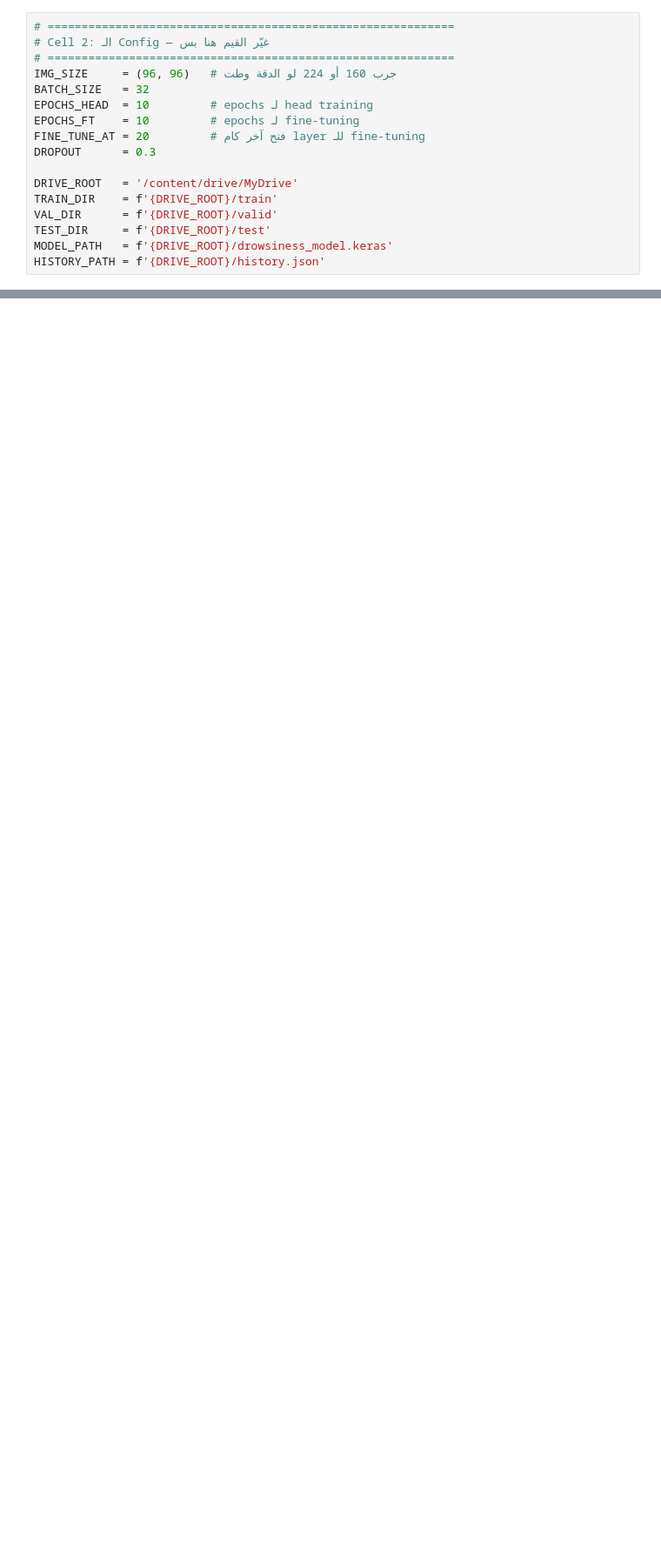
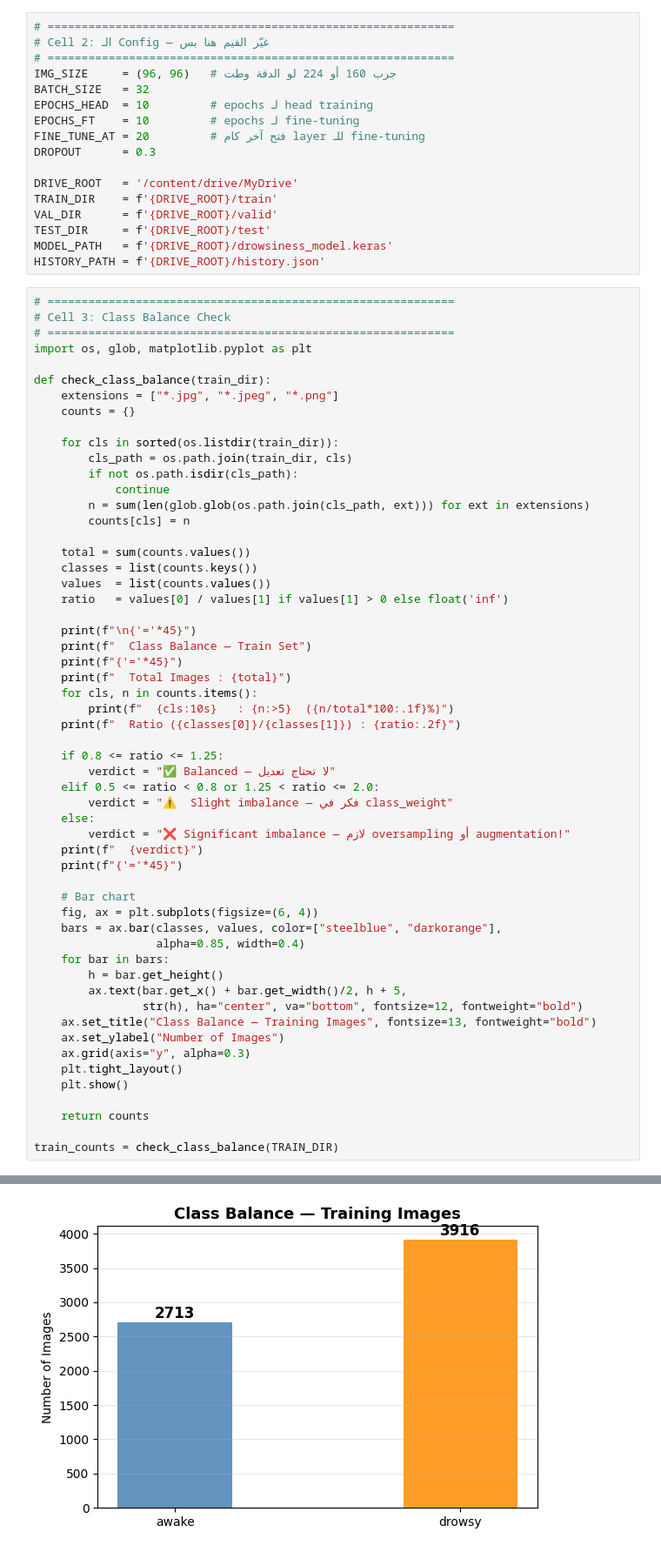
Before and after one commit to Salah-101/Deep_Drowsiness_Detection, a Jupyter notebook: Project_image_Transfer_learning.ipynb, the cells around one changed output, grey strips where cells are left out. Shown at 87% size. Drawn from its saved outputs; the diff is of its cells as text; blank space fills up the shorter version.

```diff
--- a/Project_image_Transfer_learning.ipynb
+++ b/Project_image_Transfer_learning.ipynb
@@ -44,3 +44,60 @@ VAL_DIR      = f'{DRIVE_ROOT}/valid'
 TEST_DIR     = f'{DRIVE_ROOT}/test'
 MODEL_PATH   = f'{DRIVE_ROOT}/drowsiness_model.keras'
 HISTORY_PATH = f'{DRIVE_ROOT}/history.json'
+# %%
+# ============================================================
+# Cell 3: Class Balance Check
+# ============================================================
+import os, glob, matplotlib.pyplot as plt
+
+def check_class_balance(train_dir):
+    extensions = ["*.jpg", "*.jpeg", "*.png"]
+    counts = {}
+
+    for cls in sorted(os.listdir(train_dir)):
+        cls_path = os.path.join(train_dir, cls)
+        if not os.path.isdir(cls_path):
+            continue
+        n = sum(len(glob.glob(os.path.join(cls_path, ext))) for ext in extensions)
+        counts[cls] = n
+
+    total = sum(counts.values())
+    classes = list(counts.keys())
+    values  = list(counts.values())
+    ratio   = values[0] / values[1] if values[1] > 0 else float('inf')
+
+    print(f"\n{'='*45}")
+    print(f"  Class Balance — Train Set")
+    print(f"{'='*45}")
+    print(f"  Total Images : {total}")
+    for cls, n in counts.items():
+        print(f"  {cls:10s}   : {n:>5}  ({n/total*100:.1f}%)")
+    print(f"  Ratio ({classes[0]}/{classes[1]}) : {ratio:.2f}")
+
+    if 0.8 <= ratio <= 1.25:
+        verdict = "✅ Balanced — لا تحتاج تعديل"
+    elif 0.5 <= ratio < 0.8 or 1.25 < ratio <= 2.0:
+        verdict = "⚠️  Slight imbalance — فكر في class_weight"
+    else:
+        verdict = "❌ Significant imbalance — لازم oversampling أو augmentation!"
+    print(f"  {verdict}")
+    print(f"{'='*45}")
+
+    # Bar chart
+    fig, ax = plt.subplots(figsize=(6, 4))
+    bars = ax.bar(classes, values, color=["steelblue", "darkorange"],
+                  alpha=0.85, width=0.4)
+    for bar in bars:
+        h = bar.get_height()
+        ax.text(bar.get_x() + bar.get_width()/2, h + 5,
+                str(h), ha="center", va="bottom", fontsize=12, fontweight="bold")
+    ax.set_title("Class Balance — Training Images", fontsize=13, fontweight="bold")
+    ax.set_ylabel("Number of Images")
+    ax.grid(axis="y", alpha=0.3)
+    plt.tight_layout()
+    plt.show()
+
+    return counts
+
+train_counts = check_class_balance(TRAIN_DIR)
+# %% [output]
@@ -46,0 +113 @@ HISTORY_PATH = f'{DRIVE_ROOT}/history.json'
+[figure, added]
```
Also changed, not shown: parts of 8 cells of this notebook, 6 other files.
